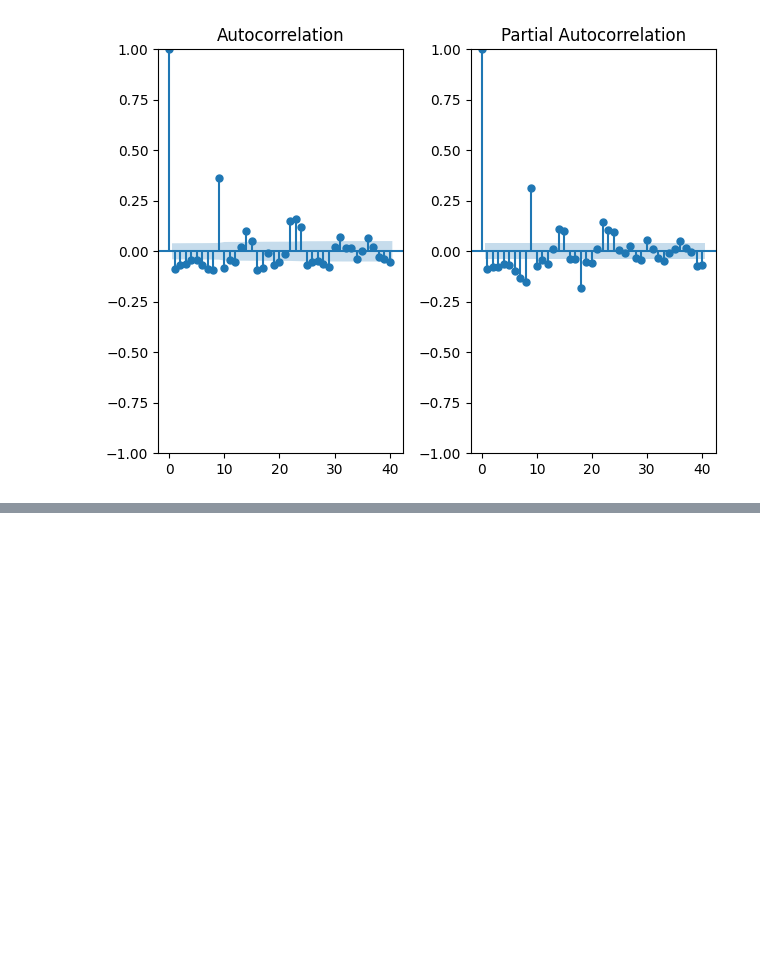
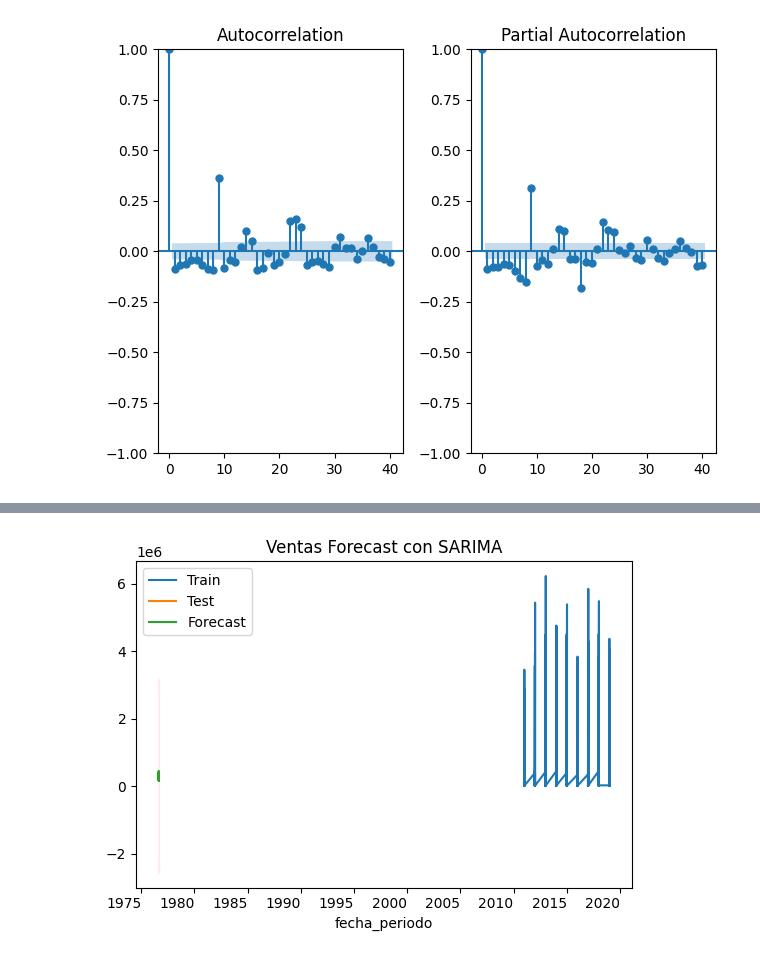
Before and after one commit to jmollan/Python_Proyecto_PUCP, a Jupyter notebook: Examen_Fin.ipynb, the cells around one changed output, grey strips where cells are left out. Cells and saved outputs as stored; diff of their text form; code cells hidden in the pictures; blank space fills up the shorter version.

```diff
--- a/Examen_Fin.ipynb
+++ b/Examen_Fin.ipynb
@@ -282,3 +283,16 @@ plt.tight_layout()
 plt.show()
 # %% [output]
 [figure]
+# %%
+from statsmodels.tsa.statespace.sarimax import SARIMAX
+
+# Define initial parameters
+p, d, q = 1, 1, 1
+P, D, Q, S = 1, 1, 1, 12
+
+# Fit the SARIMA model
+sarima_model = SARIMAX(df['VENTAS'], order=(p, d, q), seasonal_order=(P, D, Q, S))
+sarima_result = sarima_model.fit(disp=False)
+
+# Display the model summary
+sarima_result.summary()
@@ -284,0 +321,26 @@ plt.show()
+# %%
+# Split the data into train and test sets
+train = df['VENTAS'][:-12]
+test = df['VENTAS'][-12:]
+
+# Fit the SARIMA model on the training data
+sarima_train_model = SARIMAX(train, order=(p, d, q), seasonal_order=(P, D, Q, S))
+sarima_train_result = sarima_train_model.fit(disp=False)
+
+# Make predictions on the test set
+forecast = sarima_train_result.get_forecast(steps=12)
+mean_forecast = forecast.predicted_mean
+confidence_intervals = forecast.conf_int()
+
+# Plot the data
+#plt.figure(figsize=(15, 6))
+train.plot(label='Train')
+test.plot(label='Test')
+mean_forecast.plot(label='Forecast')
+plt.fill_between(confidence_intervals.index, confidence_intervals.iloc[:, 0],
+                 confidence_intervals.iloc[:, 1], color='pink', alpha=0.3)
+plt.legend(loc='upper left')
+plt.title('Ventas Forecast con SARIMA')
+plt.show()
+# %% [output]
+[figure, added]
```
Also changed, not shown: parts of 2 cells of this notebook.
